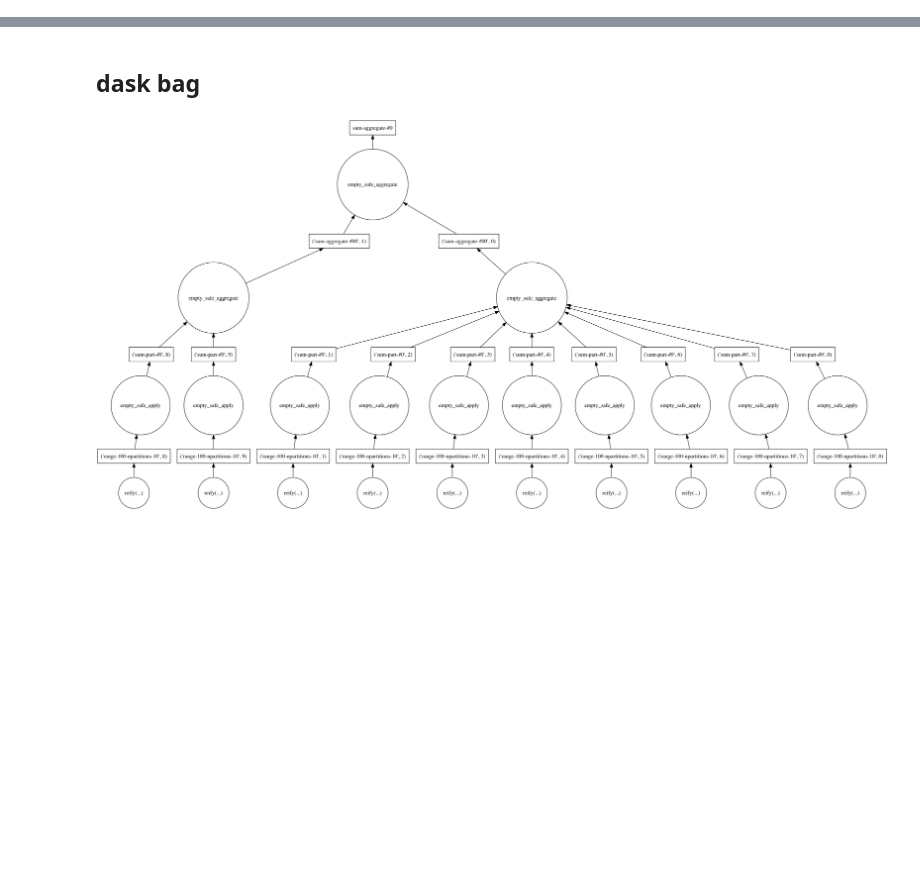
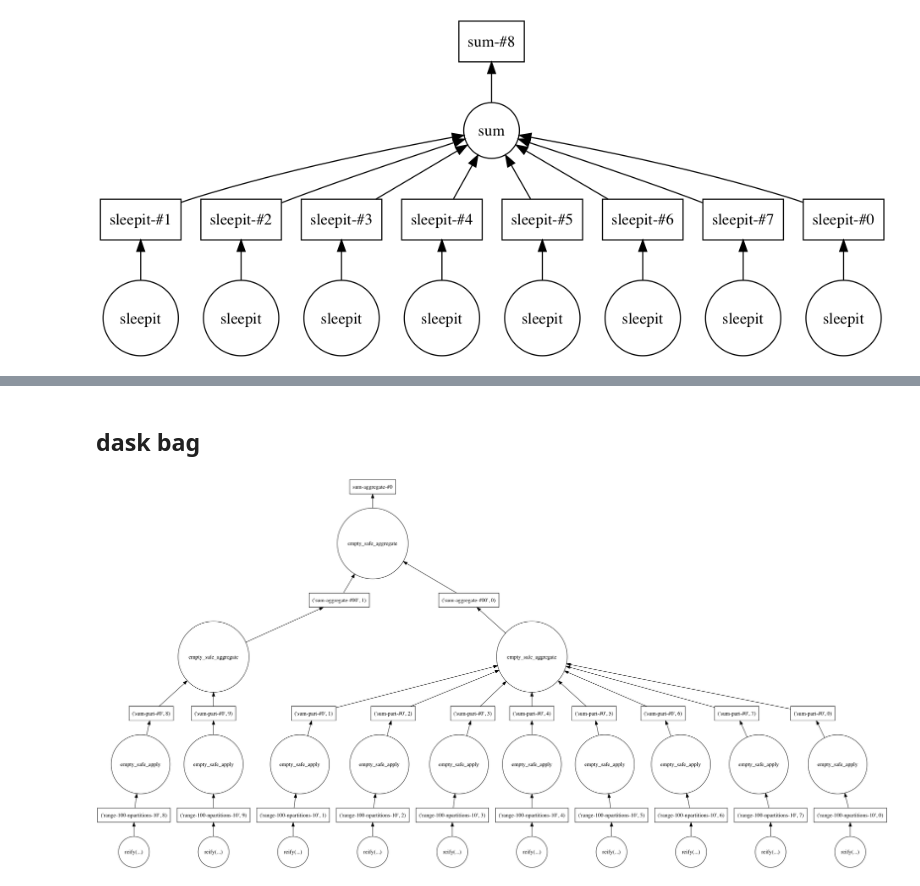
Before and after one commit to SayreBlades/sprite2, a Jupyter notebook: examples/2_dask.ipynb, the cells around one changed output, grey strips where cells are left out. Cells and saved outputs as stored; diff of their text form; code cells hidden in the pictures; blank space fills up the shorter version.

```diff
--- a/examples/2. dask.ipynb
+++ b/examples/2_dask.ipynb
@@ -20,0 +30,10 @@ logger = logging.getLogger('sprite2')
+# %%
+def sleepit(i):
+    logger.debug(f'calling {i}')
+#     time.sleep(1)
+    sum(range(40000000))
+    logger.debug(f'done {i}')
+    return i
+# %%
+ds = [dask.delayed(sleepit)(i) for i in range(8)]
+ds
@@ -20,0 +49,6 @@ logger = logging.getLogger('sprite2')
+# %%
+t = dask.delayed(sum)(ds)
+# %%
+t.visualize()
+# %% [output]
+[figure, added]
```
Also changed, not shown: parts of 12 cells of this notebook, 6 other files.
